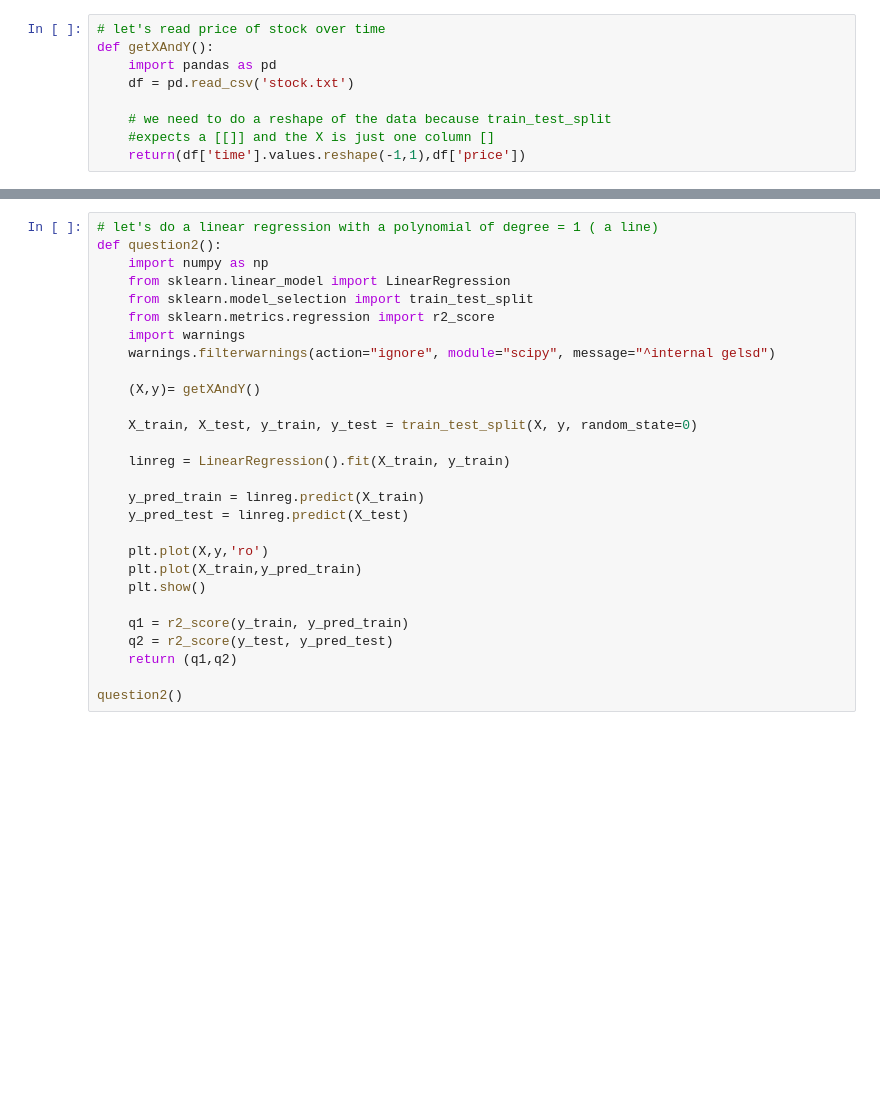
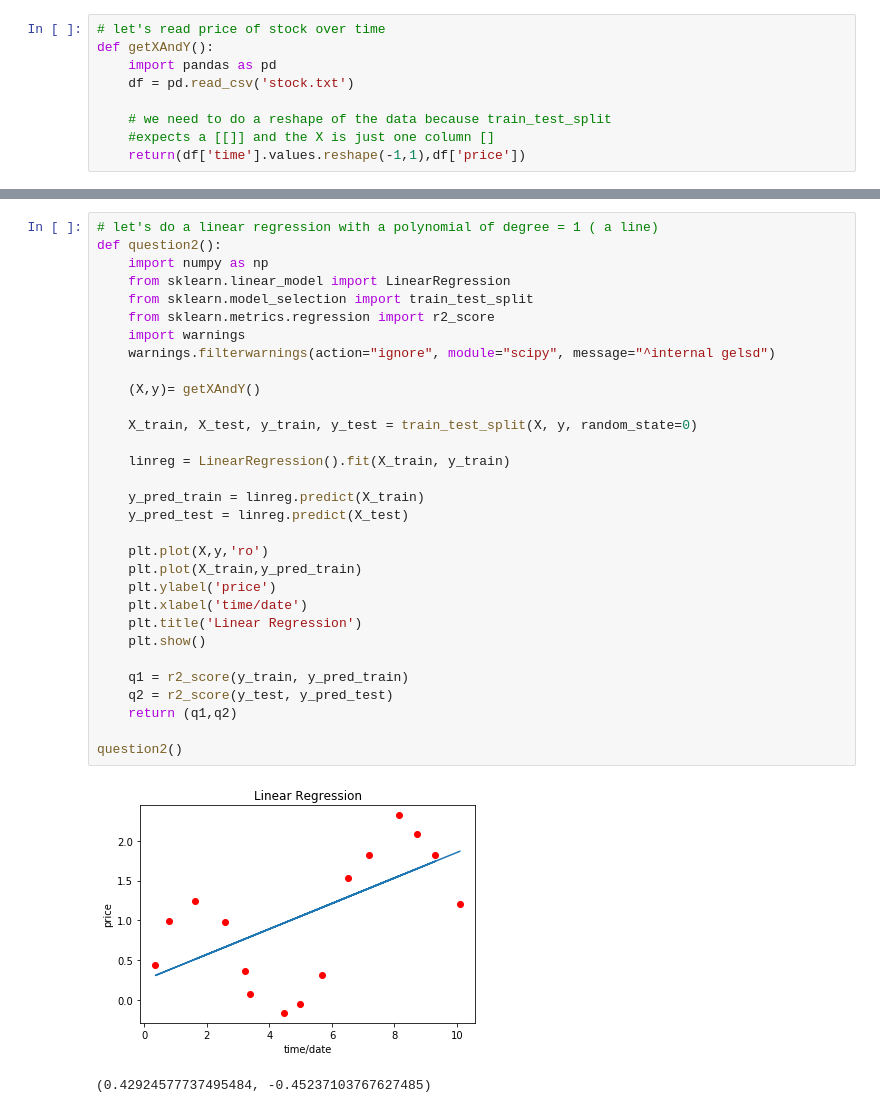
Before and after one commit to axlrommel/machine-learning-class-python, a Jupyter notebook: week1/exercise1.ipynb, the cells around one changed output, grey strips where cells are left out. Saved outputs shown, nothing was run; the diff lists cells and outputs as text; blank space fills up the shorter version.

```diff
--- a/week1/exercise1.ipynb
+++ b/week1/exercise1.ipynb
@@ -61,31 +77,37 @@ question1()
 # %%
 # let's do a linear regression with a polynomial of degree = 1 ( a line)
 def question2():
     import numpy as np
     from sklearn.linear_model import LinearRegression
     from sklearn.model_selection import train_test_split
     from sklearn.metrics.regression import r2_score
     import warnings
     warnings.filterwarnings(action="ignore", module="scipy", message="^internal gelsd")
 
     (X,y)= getXAndY()
 
     X_train, X_test, y_train, y_test = train_test_split(X, y, random_state=0)
 
     linreg = LinearRegression().fit(X_train, y_train)
 
     y_pred_train = linreg.predict(X_train)
     y_pred_test = linreg.predict(X_test)
 
     plt.plot(X,y,'ro')
     plt.plot(X_train,y_pred_train)
+    plt.ylabel('price')
+    plt.xlabel('time/date')
+    plt.title('Linear Regression')
     plt.show()
 
     q1 = r2_score(y_train, y_pred_train)
     q2 = r2_score(y_test, y_pred_test)
     return (q1,q2)
 
 question2()
+# %% [output]
+[figure, added]
+(0.42924577737495484, -0.45237103767627485)
 # %%
 # let's do a regression for a polynomial of degree 2 (y = ax^2 + bx + c)
 # Turns the data into a polynomial form
```
Also changed, not shown: parts of 6 cells of this notebook, 1 other file.
